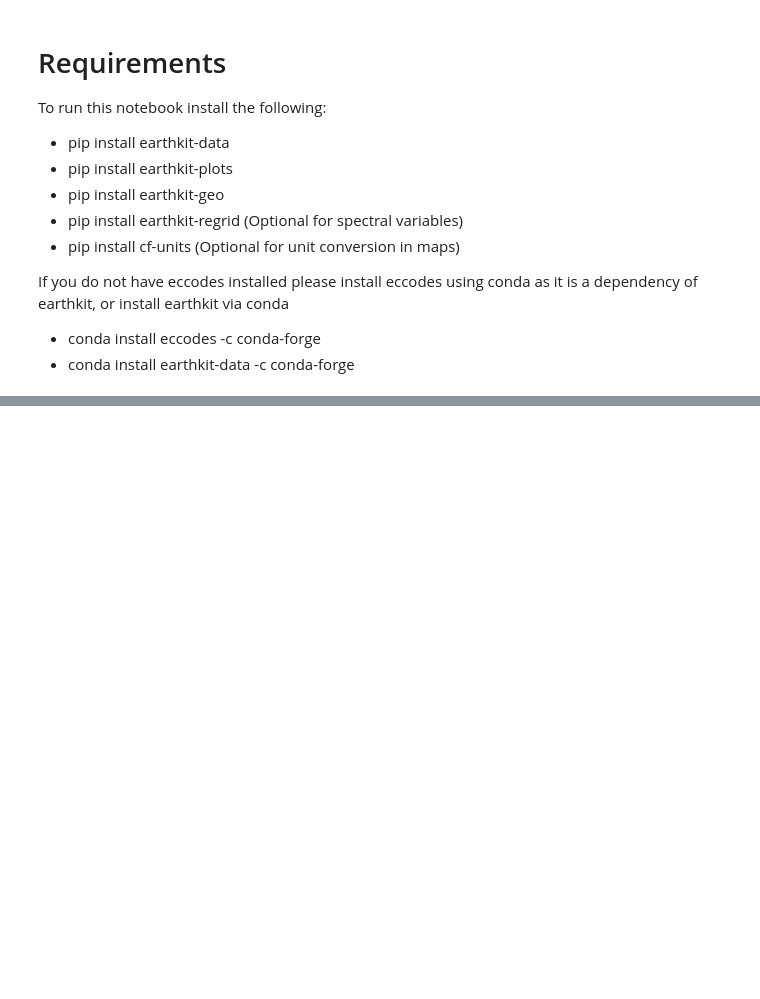
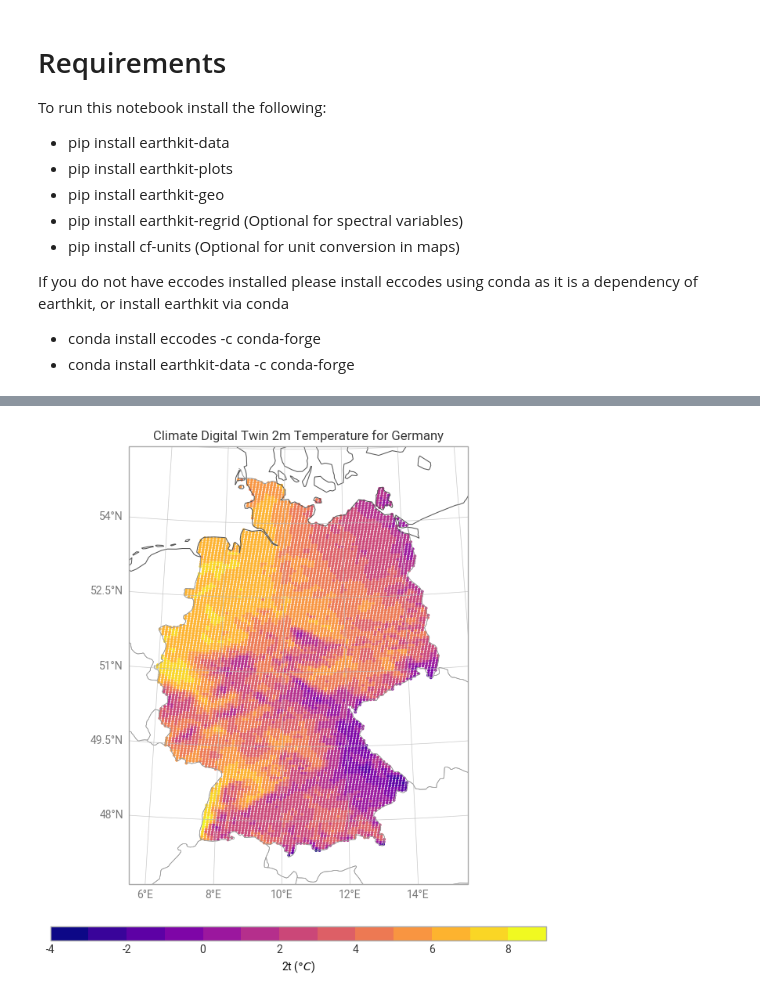
Before and after one commit to trackow/polytope-examples, a Jupyter notebook: climate-dt/climate-dt-earthkit-fe-country.ipynb, the cells around one changed output, grey strips where cells are left out. Cells and saved outputs as stored; diff of their text form; code cells hidden in the pictures; blank space fills up the shorter version.

```diff
--- a/climate-dt/climate-dt-earthkit-fe-country.ipynb
+++ b/climate-dt/climate-dt-earthkit-fe-country.ipynb
@@ -52,7 +56,7 @@ request = {
     "experiment": "ssp3-7.0",
     "generation": "1",
     "levtype": "sfc",
-    "date": -1,
+    "date": "20260101",
     "model": "ifs-nemo",
     "expver": "0001",
     "param": "167/165",
@@ -80,18 +120,18 @@ ds
 # %%
 chart = earthkit.plots.Map(domain=["Germany"])
 chart.point_cloud(
     ds['2t'],
-    x="longitude",
-    y="latitude",
-    auto_style=True
+    units="celsius"
 )
 
 chart.coastlines()
 chart.borders()
 chart.gridlines()
 
 chart.title("Climate Digital Twin 2m Temperature for Germany")
 
 chart.legend()
 
 chart.show()
+# %% [output]
+[figure, added]
```
Also changed, not shown: parts of 4 cells of this notebook, 10 other files.
